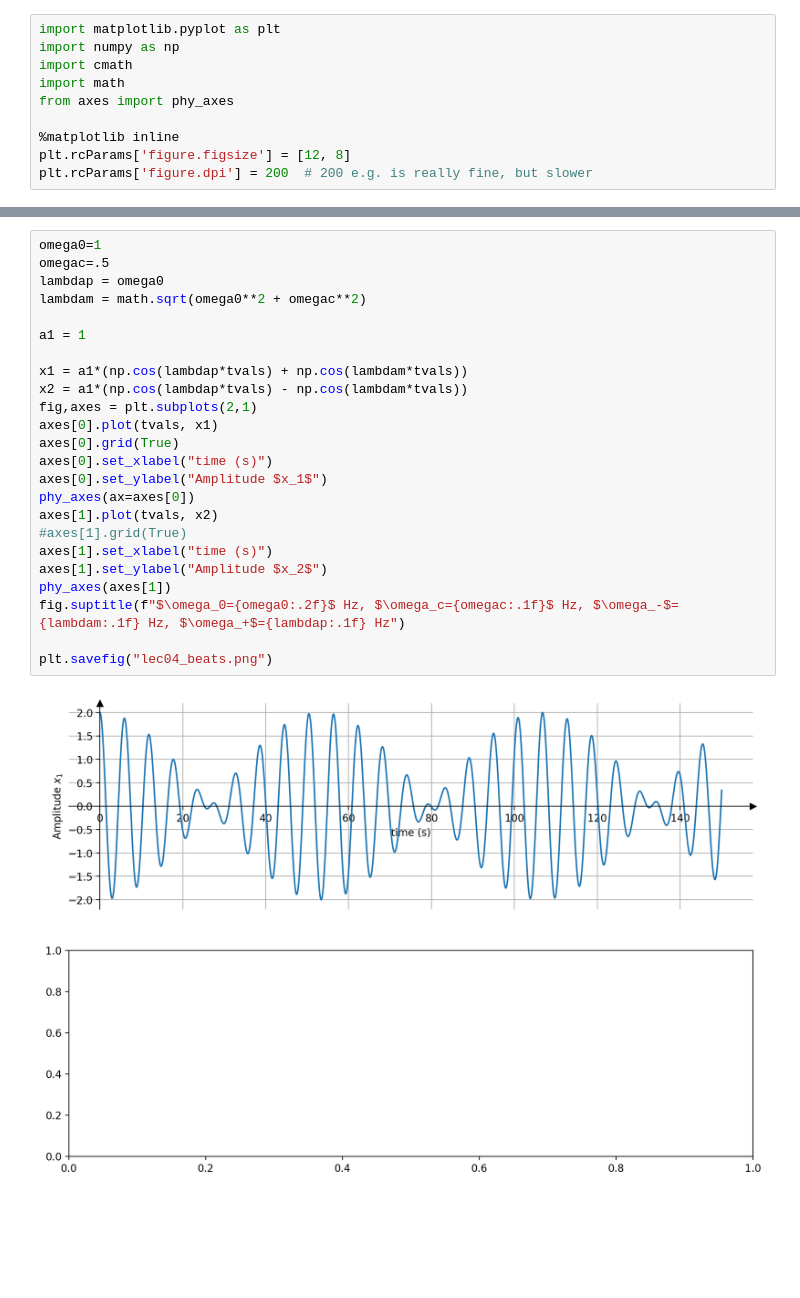
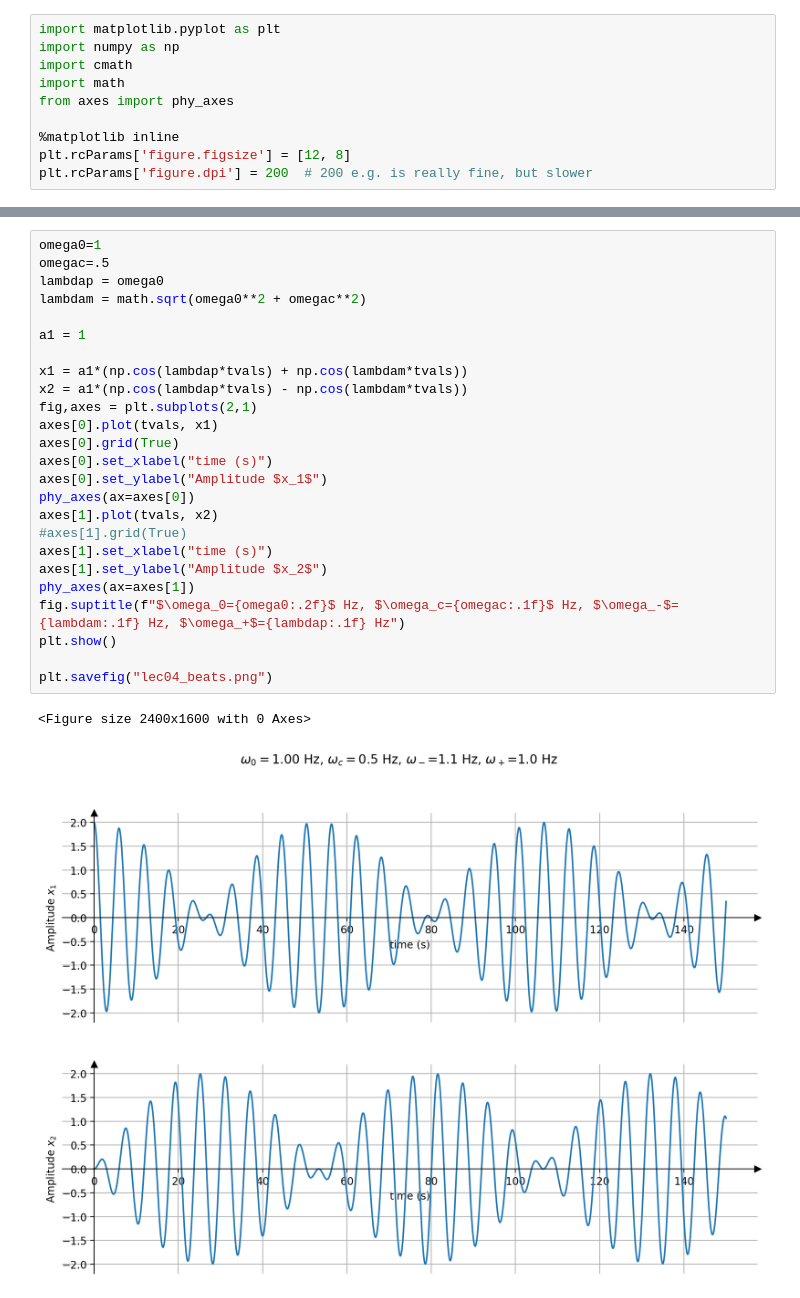
Before and after one commit to pwittich/cu_phys2218, a Jupyter notebook: lec04_plots.ipynb, the cells around one changed output, grey strips where cells are left out. Drawn from its saved outputs; the diff is of its cells as text; blank space fills up the shorter version.

```diff
--- a/lec04_plots.ipynb
+++ b/lec04_plots.ipynb
@@ -39,26 +41,28 @@ phy_axes()
 # %%
 omega0=1
 omegac=.5
 lambdap = omega0
 lambdam = math.sqrt(omega0**2 + omegac**2)
 
 a1 = 1
 
 x1 = a1*(np.cos(lambdap*tvals) + np.cos(lambdam*tvals))
 x2 = a1*(np.cos(lambdap*tvals) - np.cos(lambdam*tvals))
 fig,axes = plt.subplots(2,1)
 axes[0].plot(tvals, x1)
 axes[0].grid(True)
 axes[0].set_xlabel("time (s)")
 axes[0].set_ylabel("Amplitude $x_1$")
 phy_axes(ax=axes[0])
 axes[1].plot(tvals, x2)
 #axes[1].grid(True)
 axes[1].set_xlabel("time (s)")
 axes[1].set_ylabel("Amplitude $x_2$")
-phy_axes(axes[1])
+phy_axes(ax=axes[1])
 fig.suptitle(f"$\omega_0={omega0:.2f}$ Hz, $\omega_c={omegac:.1f}$ Hz, $\omega_-$={lambdam:.1f} Hz, $\omega_+$={lambdap:.1f} Hz")
+plt.show()
 
 plt.savefig("lec04_beats.png")
 # %% [output]
+<Figure size 2400x1600 with 0 Axes>
-[figure, old version]
+[figure, new version]
```
Also changed, not shown: parts of 2 cells of this notebook, 4 other files.
